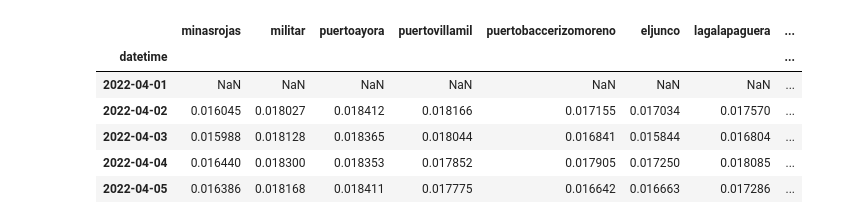
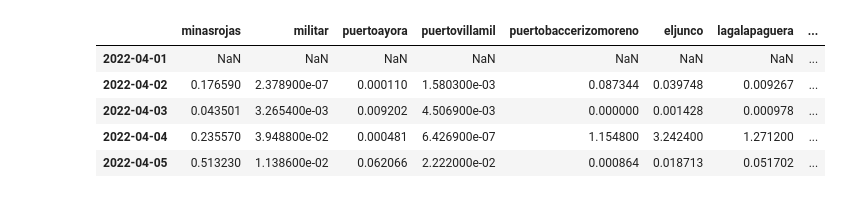
Before and after one commit to benatouba/darwin, a Jupyter notebook: analysis_of_measurements.ipynb, the cells around one changed output. Drawn from its saved outputs; the diff is of its cells as text; code cells hidden in the pictures.

```diff
--- a/analysis_of_measurements.ipynb
+++ b/analysis_of_measurements.ipynb
@@ -57,14 +45,13 @@ plt.show()
 # %%
-measured = pd.read_csv(f"/home/ben/projects/darwin/{var}_bil.csv", index_col=0)
+measured = pd.read_csv(f"/home/ben/projects/darwin/{var}_nn.csv", index_col=0)
 measured.head()
 # %% [output]
 |  | minasrojas | militar | puertoayora | puertovillamil | puertobaccerizomoreno | eljunco | lagalapaguera | ... |
-| datetime |  |  |  |  |  |  |  | ... |
 | 2022-04-01 | NaN | NaN | NaN | NaN | NaN | NaN | NaN | ... |
-| 2022-04-02 | 0.016045 | 0.018027 | 0.018412 | 0.018166 | 0.017155 | 0.017034 | 0.017570 | ... |
-| 2022-04-03 | 0.015988 | 0.018128 | 0.018365 | 0.018044 | 0.016841 | 0.015844 | 0.016804 | ... |
-| 2022-04-04 | 0.016440 | 0.018300 | 0.018353 | 0.017852 | 0.017905 | 0.017250 | 0.018085 | ... |
-| 2022-04-05 | 0.016386 | 0.018168 | 0.018411 | 0.017775 | 0.016642 | 0.016663 | 0.017286 | ... |
+| 2022-04-02 | 0.176590 | 2.378900e-07 | 0.000110 | 1.580300e-03 | 0.087344 | 0.039748 | 0.009267 | ... |
+| 2022-04-03 | 0.043501 | 3.265400e-03 | 0.009202 | 4.506900e-03 | 0.000000 | 0.001428 | 0.000978 | ... |
+| 2022-04-04 | 0.235570 | 3.948800e-02 | 0.000481 | 6.426900e-07 | 1.154800 | 3.242400 | 1.271200 | ... |
+| 2022-04-05 | 0.513230 | 1.138600e-02 | 0.062066 | 2.222000e-02 | 0.000864 | 0.018713 | 0.051702 | ... |
 # %%
 _, ax = plt.subplots(figsize=(12, 10))
 measured.plot(ax=ax)
```
Also changed, not shown: parts of 19 cells of this notebook, 8 other files.
